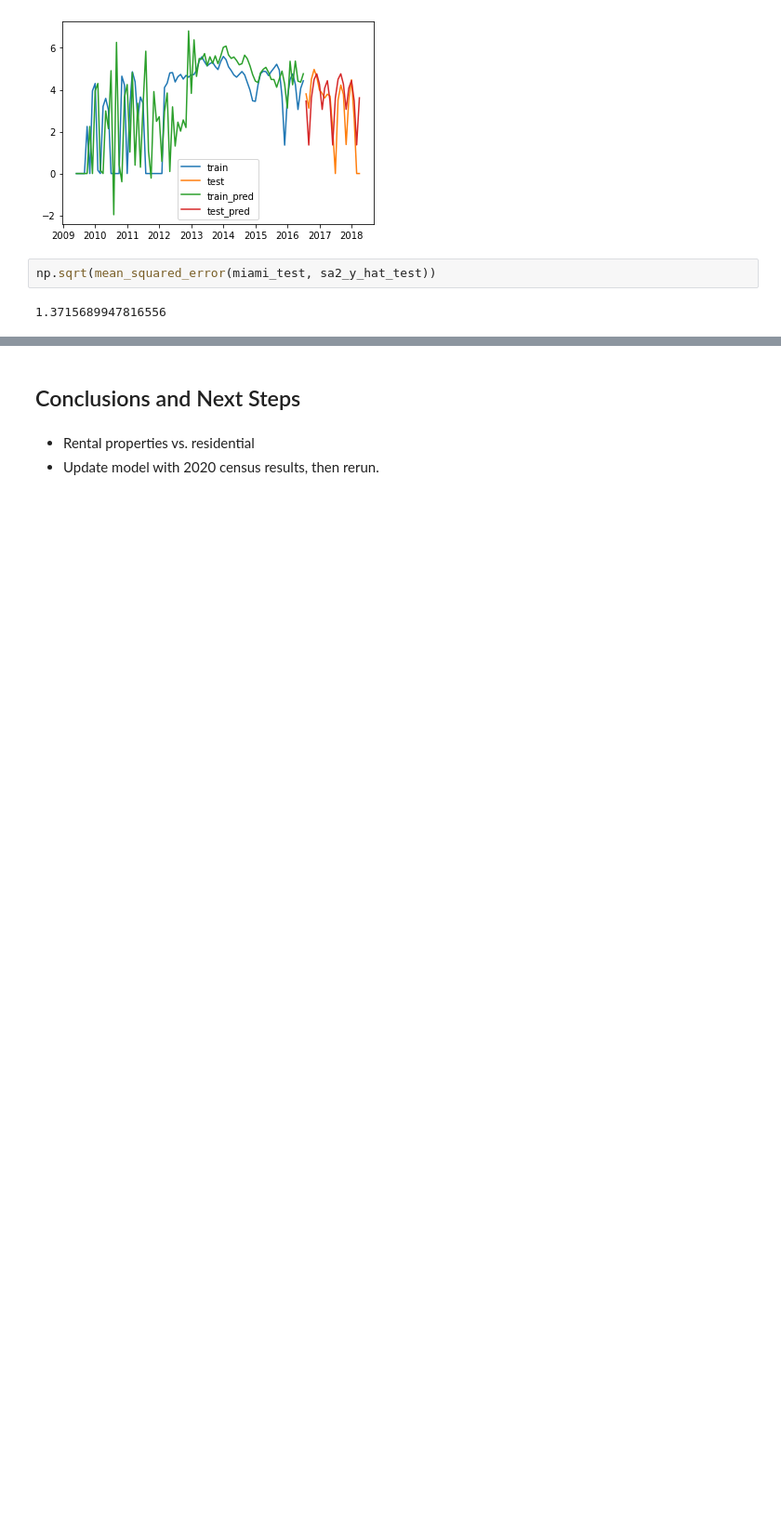
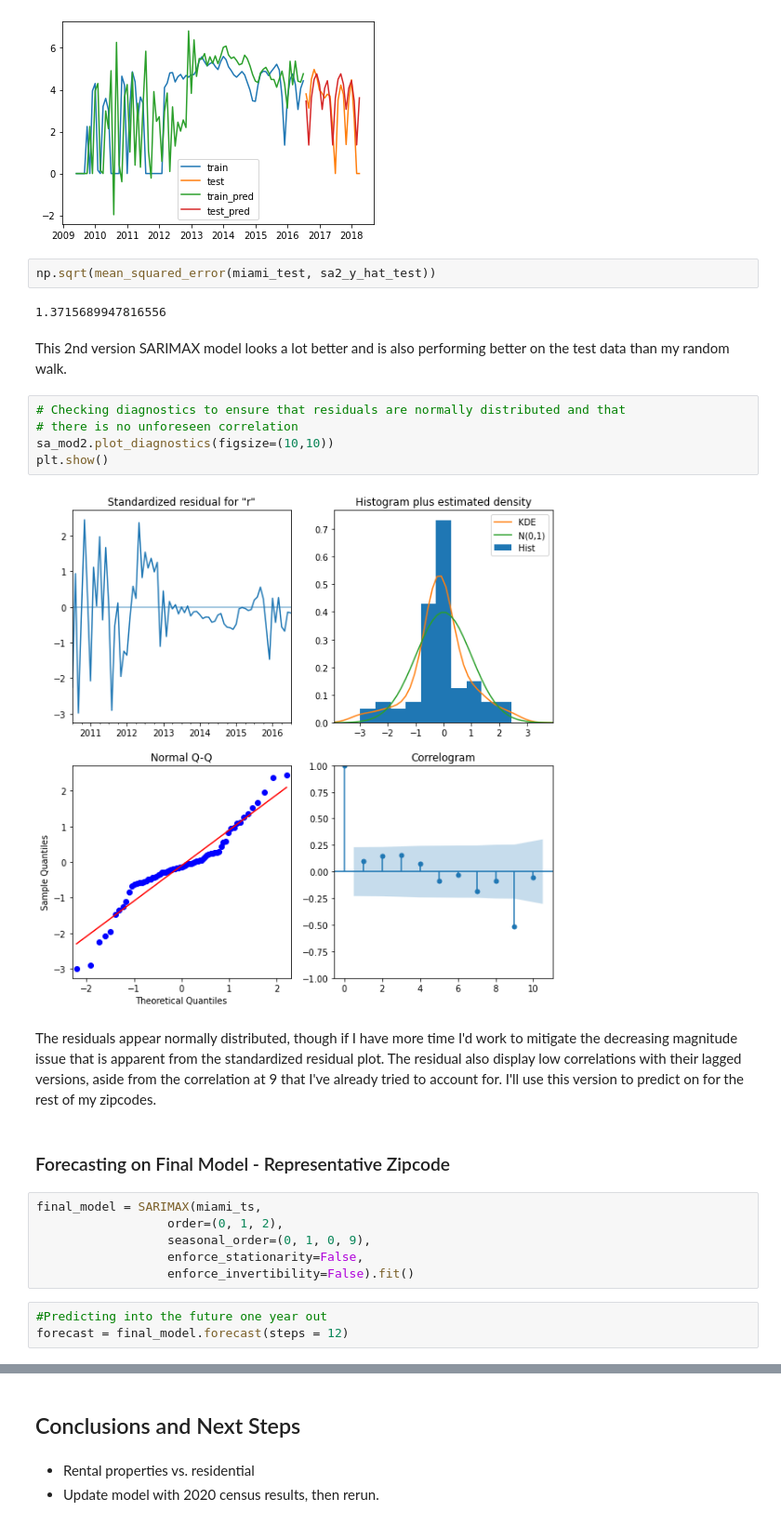
Before and after one commit to alexiskedo/Forecasting-Zillow-Home-Values, a Jupyter notebook: Real Estate Time Series Analysis.ipynb, the cells around one changed output, grey strips where cells are left out. Shown at 93% size. Drawn from its saved outputs; the diff is of its cells as text; blank space fills up the shorter version.

```diff
--- a/Real Estate Time Series Analysis.ipynb
+++ b/Real Estate Time Series Analysis.ipynb
@@ -831,3 +835,25 @@ plt.legend();
 np.sqrt(mean_squared_error(miami_test, sa2_y_hat_test))
 # %% [output]
 1.3715689947816556
+# %% [markdown]
+This 2nd version SARIMAX model looks a lot better and is also performing better on the test data than my random walk.
+# %%
+# Checking diagnostics to ensure that residuals are normally distributed and that
+# there is no unforeseen correlation
+sa_mod2.plot_diagnostics(figsize=(10,10))
+plt.show()
+# %% [output]
+[figure, added]
+# %% [markdown]
+The residuals appear normally distributed, though if I have more time I'd work to mitigate the decreasing magnitude issue that is apparent from the standardized residual plot.  The residual also display low correlations with their lagged versions, aside from the correlation at 9 that I've already tried to account for. I'll use this version to predict on for the rest of my zipcodes.
+# %% [markdown]
+### Forecasting on Final Model - Representative Zipcode
+# %%
+final_model = SARIMAX(miami_ts,
+                  order=(0, 1, 2),
+                  seasonal_order=(0, 1, 0, 9),
+                  enforce_stationarity=False,
+                  enforce_invertibility=False).fit()
+# %%
+#Predicting into the future one year out
+forecast = final_model.forecast(steps = 12)
```
Also changed, not shown: parts of 20 cells of this notebook.
